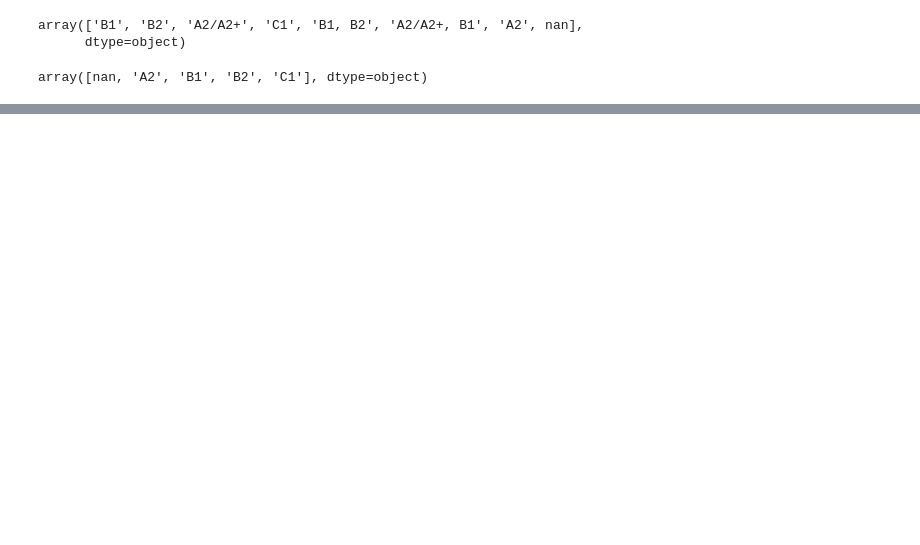
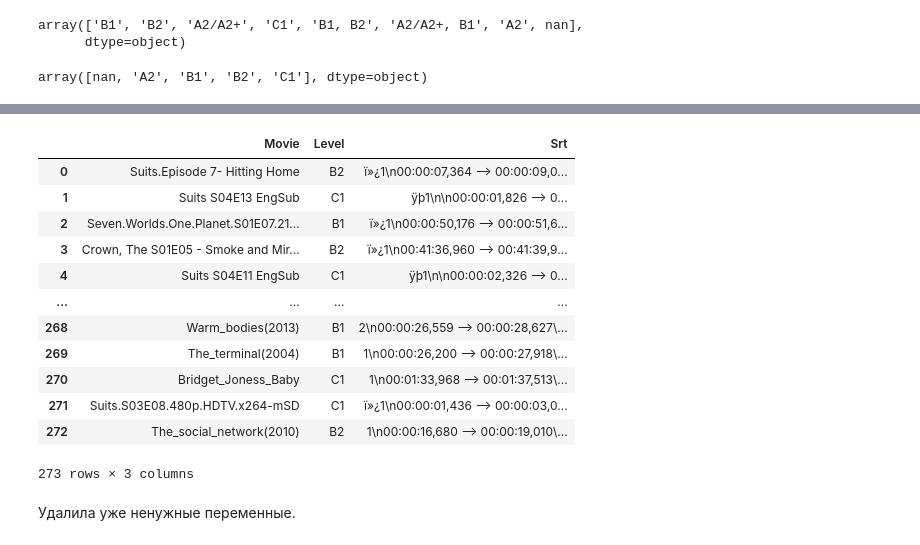
Before and after one commit to maria-smiles/master2, a Jupyter notebook: M2v1.ipynb, the cells around one changed output, grey strips where cells are left out. Saved outputs shown, nothing was run; the diff lists cells and outputs as text; code cells hidden in the pictures; blank space fills up the shorter version.

```diff
--- a/M2v1.ipynb
+++ b/M2v1.ipynb
@@ -263,0 +393,5 @@ array([nan, 'A2', 'B1', 'B2', 'C1'], dtype=object)
+# %%
+import numpy as np
+
+np.random.seed(123)
+df = df.reindex(np.random.permutation(df.index)).reset_index()
@@ -263,0 +418,16 @@ array([nan, 'A2', 'B1', 'B2', 'C1'], dtype=object)
+# %%
+df.drop('index', axis=1)
+# %% [output]
+|  | Movie | Level | Srt |
+| 0 | Suits.Episode 7- Hitting Home | B2 | ï»¿1\n00:00:07,364 --> 00:00:09,0... |
+| 1 | Suits S04E13 EngSub | C1 | ÿþ1\n\n00:00:01,826 --> 0... |
+| 2 | Seven.Worlds.One.Planet.S01E07.21... | B1 | ï»¿1\n00:00:50,176 --> 00:00:51,6... |
+| 3 | Crown, The S01E05 - Smoke and Mir... | B2 | ï»¿1\n00:41:36,960 --> 00:41:39,9... |
+| 4 | Suits S04E11 EngSub | C1 | ÿþ1\n\n00:00:02,326 --> 0... |
+| ... | ... | ... | ... |
+| 268 | Warm_bodies(2013) | B1 | 2\n00:00:26,559 --> 00:00:28,627\... |
+| 269 | The_terminal(2004) | B1 | 1\n00:00:26,200 --> 00:00:27,918\... |
+| 270 | Bridget_Joness_Baby | C1 | 1\n00:01:33,968 --> 00:01:37,513\... |
+| 271 | Suits.S03E08.480p.HDTV.x264-mSD | C1 | ï»¿1\n00:00:01,436 --> 00:00:03,0... |
+| 272 | The_social_network(2010) | B2 | 1\n00:00:16,680 --> 00:00:19,010\... |
+273 rows × 3 columns
@@ -263,0 +436,2 @@ array([nan, 'A2', 'B1', 'B2', 'C1'], dtype=object)
+# %% [markdown]
+Удалила уже ненужные переменные.
```
Also changed, not shown: parts of 35 cells of this notebook.
